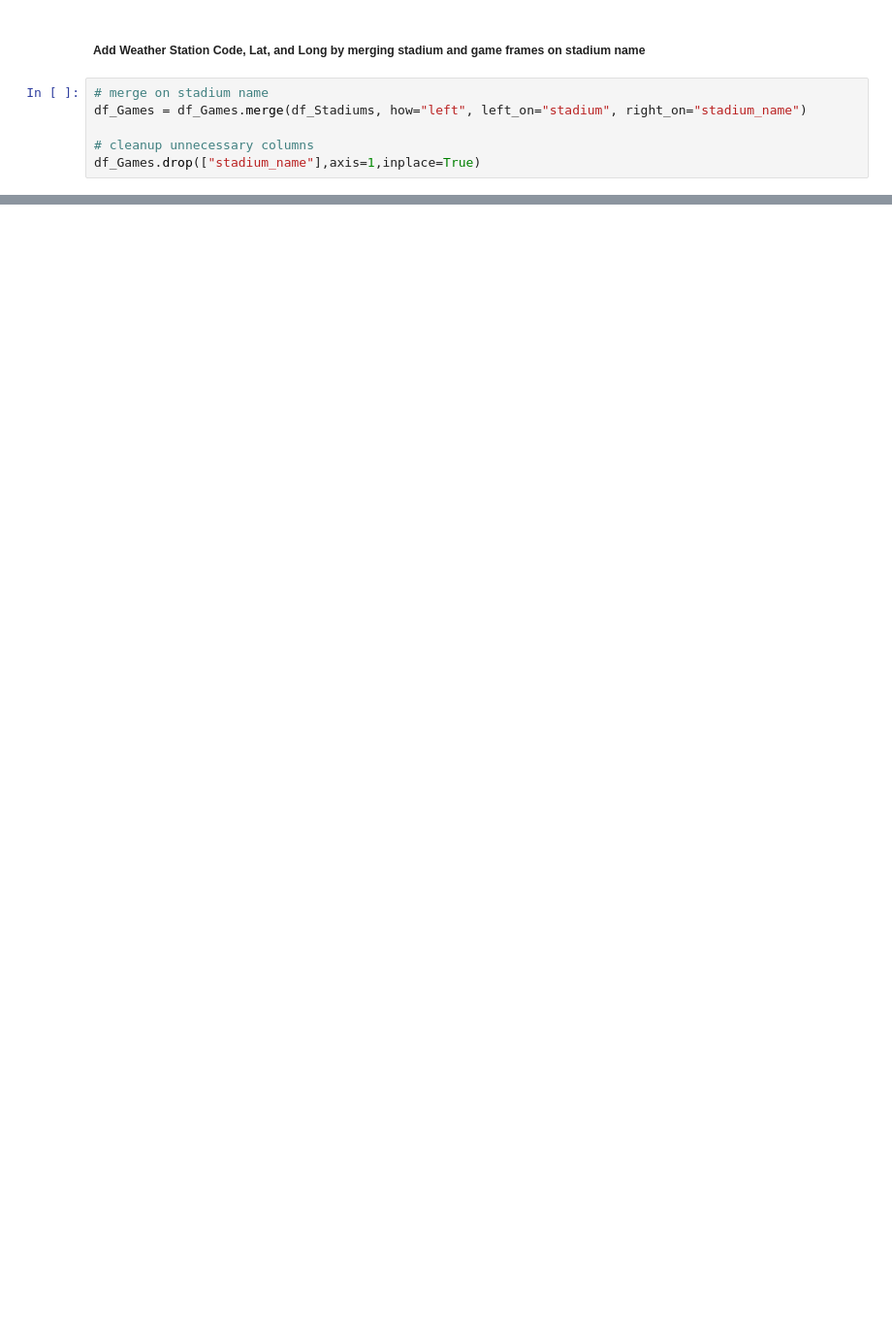
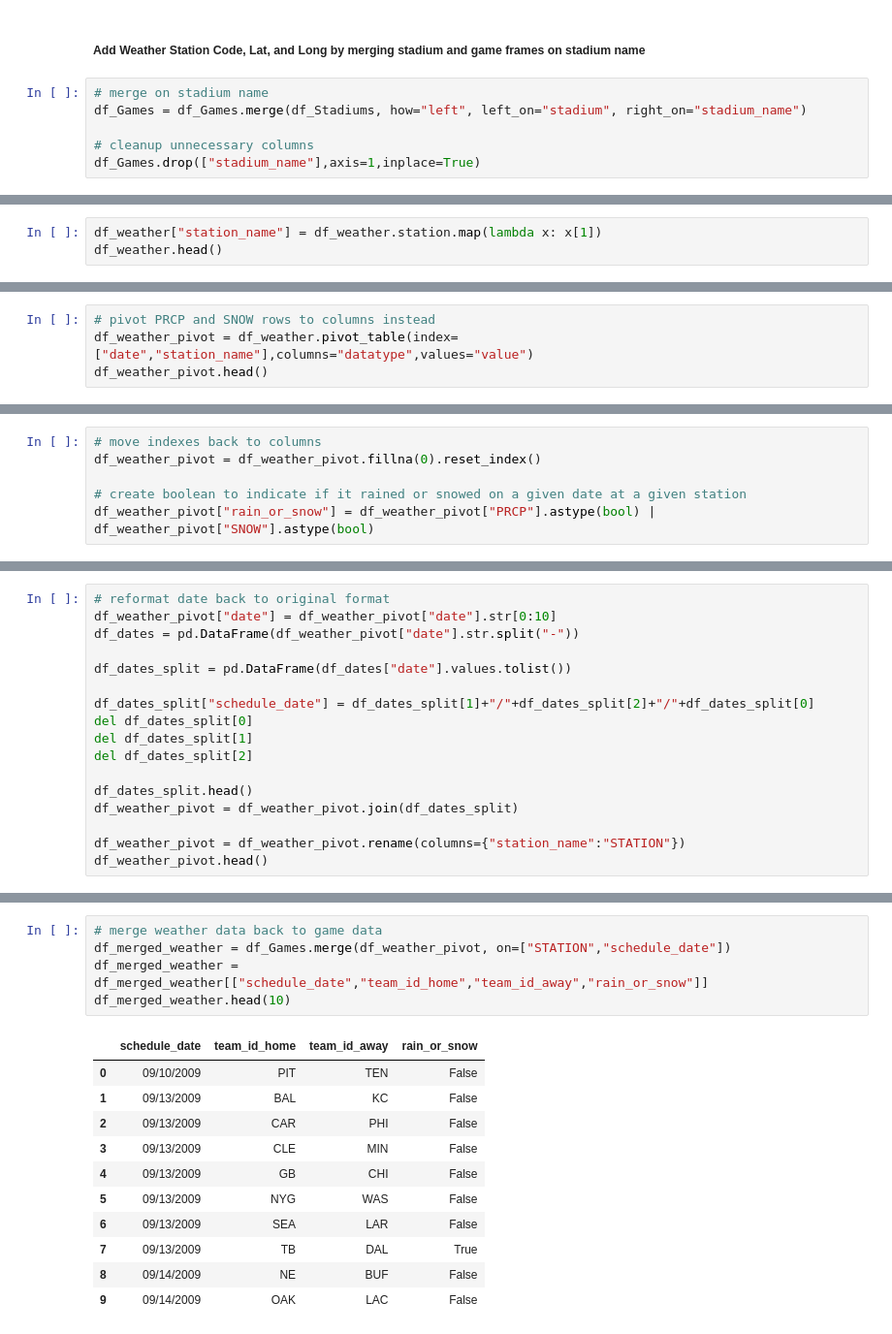
Before and after one commit to gtdataproj1group3org/GTDataProject1Group3, a Jupyter notebook: code/weather-analysis.ipynb, the cells around one changed output, grey strips where cells are left out. Shown at 97% size. Saved outputs shown, nothing was run; the diff lists cells and outputs as text; blank space fills up the shorter version.

```diff
--- a/code/weather-analysis.ipynb
+++ b/code/weather-analysis.ipynb
@@ -128,0 +260,3 @@ df_Games.drop(["stadium_name"],axis=1,inplace=True)
+# %%
+df_weather["station_name"] = df_weather.station.map(lambda x: x[1])
+df_weather.head()
@@ -128,0 +270,4 @@ df_Games.drop(["stadium_name"],axis=1,inplace=True)
+# %%
+# pivot PRCP and SNOW rows to columns instead
+df_weather_pivot = df_weather.pivot_table(index=["date","station_name"],columns="datatype",values="value")
+df_weather_pivot.head()
@@ -129 +282,7 @@ df_Games.drop(["stadium_name"],axis=1,inplace=True)
+# %%
+# move indexes back to columns
+df_weather_pivot = df_weather_pivot.fillna(0).reset_index()
+
+# create boolean to indicate if it rained or snowed on a given date at a given station
+df_weather_pivot["rain_or_snow"] = df_weather_pivot["PRCP"].astype(bool) | df_weather_pivot["SNOW"].astype(bool)
 # %%
@@ -130,0 +297,17 @@ df_Games.head()
+# %%
+# reformat date back to original format
+df_weather_pivot["date"] = df_weather_pivot["date"].str[0:10]
+df_dates = pd.DataFrame(df_weather_pivot["date"].str.split("-"))
+
+df_dates_split = pd.DataFrame(df_dates["date"].values.tolist())
+
+df_dates_split["schedule_date"] = df_dates_split[1]+"/"+df_dates_split[2]+"/"+df_dates_split[0]
+del df_dates_split[0]
+del df_dates_split[1]
+del df_dates_split[2]
+
+df_dates_split.head()
+df_weather_pivot = df_weather_pivot.join(df_dates_split)
+
+df_weather_pivot = df_weather_pivot.rename(columns={"station_name":"STATION"})
+df_weather_pivot.head()
@@ -130,0 +321,17 @@ df_Games.head()
+# %%
+# merge weather data back to game data
+df_merged_weather = df_Games.merge(df_weather_pivot, on=["STATION","schedule_date"])
+df_merged_weather = df_merged_weather[["schedule_date","team_id_home","team_id_away","rain_or_snow"]]
+df_merged_weather.head(10)
+# %% [output]
+|  | schedule_date | team_id_home | team_id_away | rain_or_snow |
+| 0 | 09/10/2009 | PIT | TEN | False |
+| 1 | 09/13/2009 | BAL | KC | False |
+| 2 | 09/13/2009 | CAR | PHI | False |
+| 3 | 09/13/2009 | CLE | MIN | False |
+| 4 | 09/13/2009 | GB | CHI | False |
+| 5 | 09/13/2009 | NYG | WAS | False |
+| 6 | 09/13/2009 | SEA | LAR | False |
+| 7 | 09/13/2009 | TB | DAL | True |
+| 8 | 09/14/2009 | NE | BUF | False |
+| 9 | 09/14/2009 | OAK | LAC | False |
```
Also changed, not shown: parts of 15 cells of this notebook, 10 other files.
